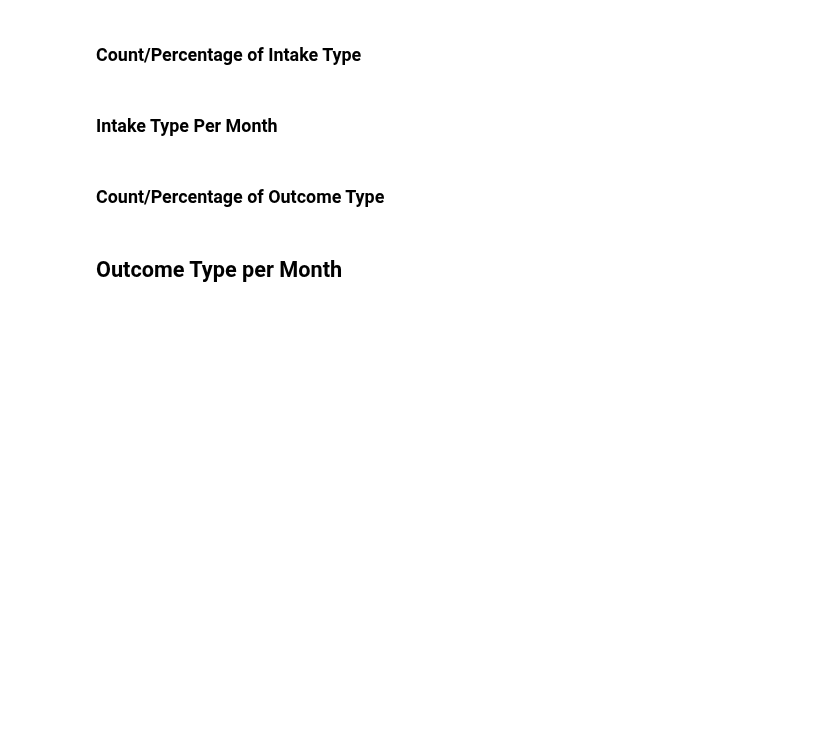
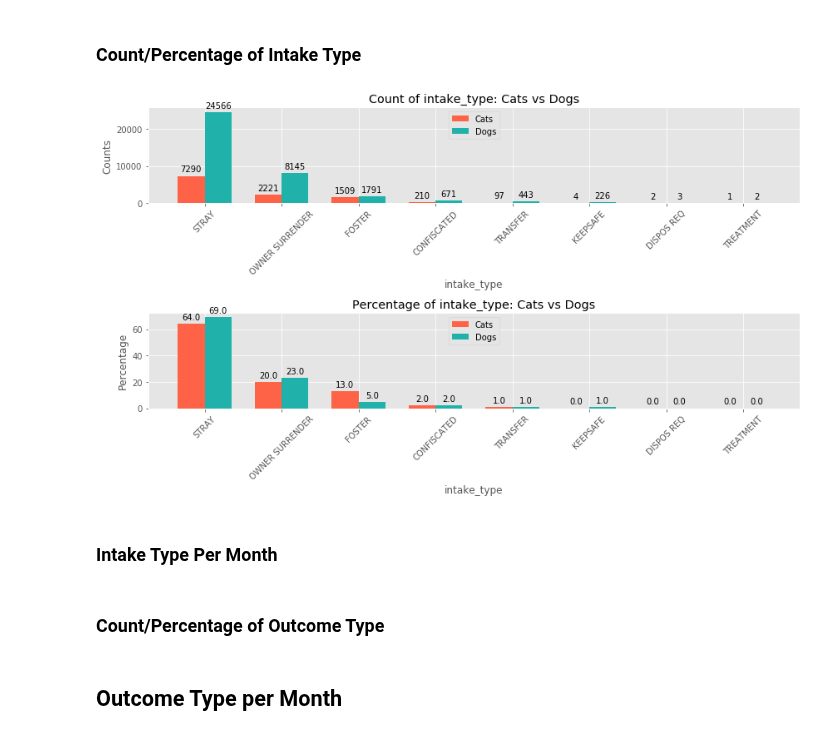
Before and after one commit to cwong690/Dallas-Paws, a Jupyter notebook: dallas_animals.ipynb, the cells around one changed output. Drawn from its saved outputs; the diff is of its cells as text; code cells hidden in the pictures; blank space fills up the shorter version.

```diff
--- a/dallas_animals.ipynb
+++ b/dallas_animals.ipynb
@@ -553,10 +715,17 @@ ax.legend(labels=['cat', 'dog'])
 # %%
 fig, axes = plt.subplots(2,1, figsize=(12,7))
 
 bar_count(axes[0], cats['intake_type'].value_counts(), dogs['intake_type'].value_counts())
 bar_percent(axes[1], cats['intake_type'].value_counts(), dogs['intake_type'].value_counts())
 
+axes[0].set_xlabel('intake_type')
+axes[1].set_xlabel('intake_type')
+
 plt.tight_layout()
+
+plt.savefig('count_intake_type.png')
+# %% [output]
+[figure, added]
 # %% [markdown]
 ### Intake Type Per Month
 # %%
```
Also changed, not shown: parts of 27 cells of this notebook.
